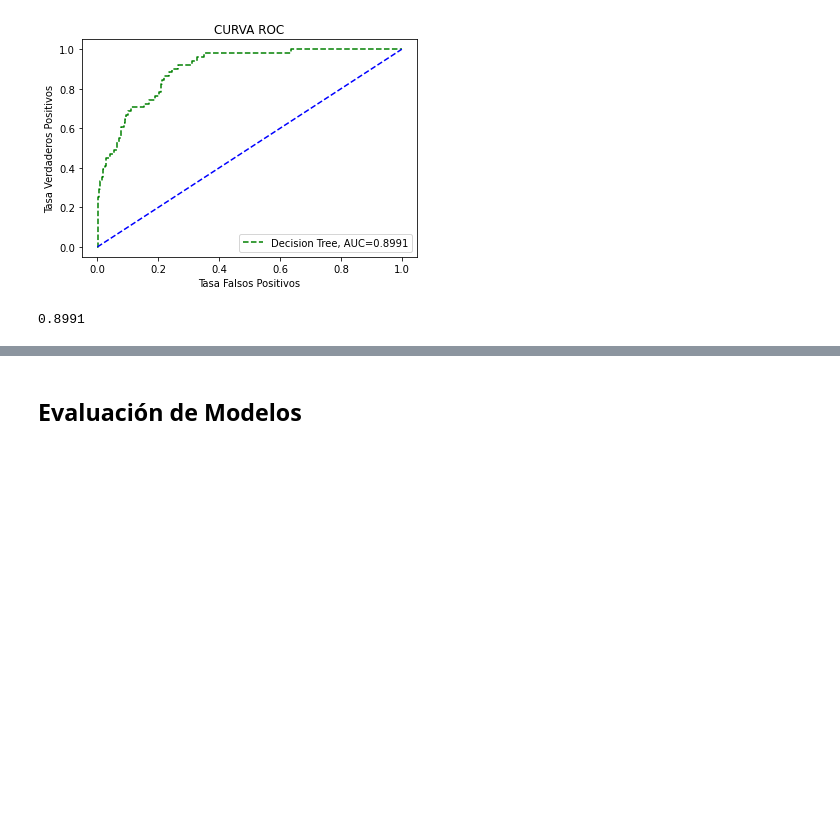
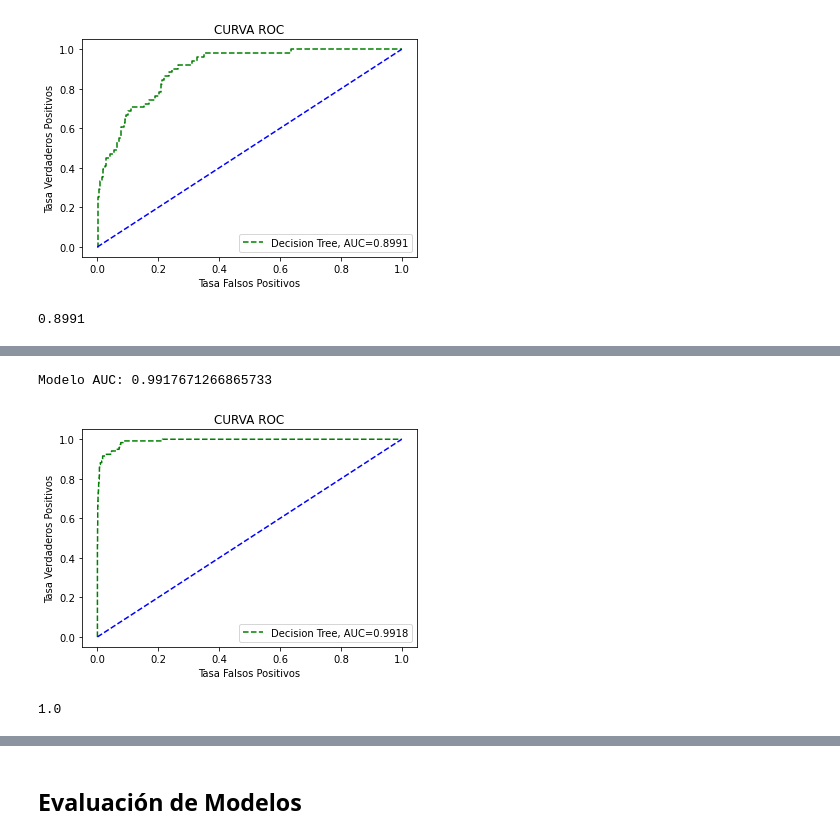
Before and after one commit to Oscar19922017/ProyectoPropensionCompra, a Jupyter notebook: Modelos.ipynb, the cells around one changed output, grey strips where cells are left out. Saved outputs shown, nothing was run; the diff lists cells and outputs as text; code cells hidden in the pictures; blank space fills up the shorter version.

```diff
--- a/Modelos.ipynb
+++ b/Modelos.ipynb
@@ -1496,0 +1652,17 @@ AUC_test_XGB
+# %%
+curva_roc(y_train,xgb_model_opt,x_train)
+# %% [output]
+Modelo AUC: 0.9917671266865733
+[figure, added]
+# %%
+Prediccion_train_XGB_opt=xgb_model.predict(x_train)
+Probabilidades_train_XGB_opt=xgb_model.predict_proba(x_train)
+
+Accuracy_train_XGB1=metrics.accuracy_score(y_train,Prediccion_train_XGB_opt)
+fscore_0_train_XGB1= f1_score(y_train,Prediccion_train_XGB_opt,pos_label=0)
+fscore_1_train_XGB1=f1_score(y_train,Prediccion_train_XGB_opt,pos_label=1)
+
+AUC_train_XGB1=round(roc_auc_score(y_train,Probabilidades_train_XGB_opt[:,1]),4)
+AUC_train_XGB1
+# %% [output]
+1.0
```
Also changed, not shown: parts of 56 cells of this notebook.
